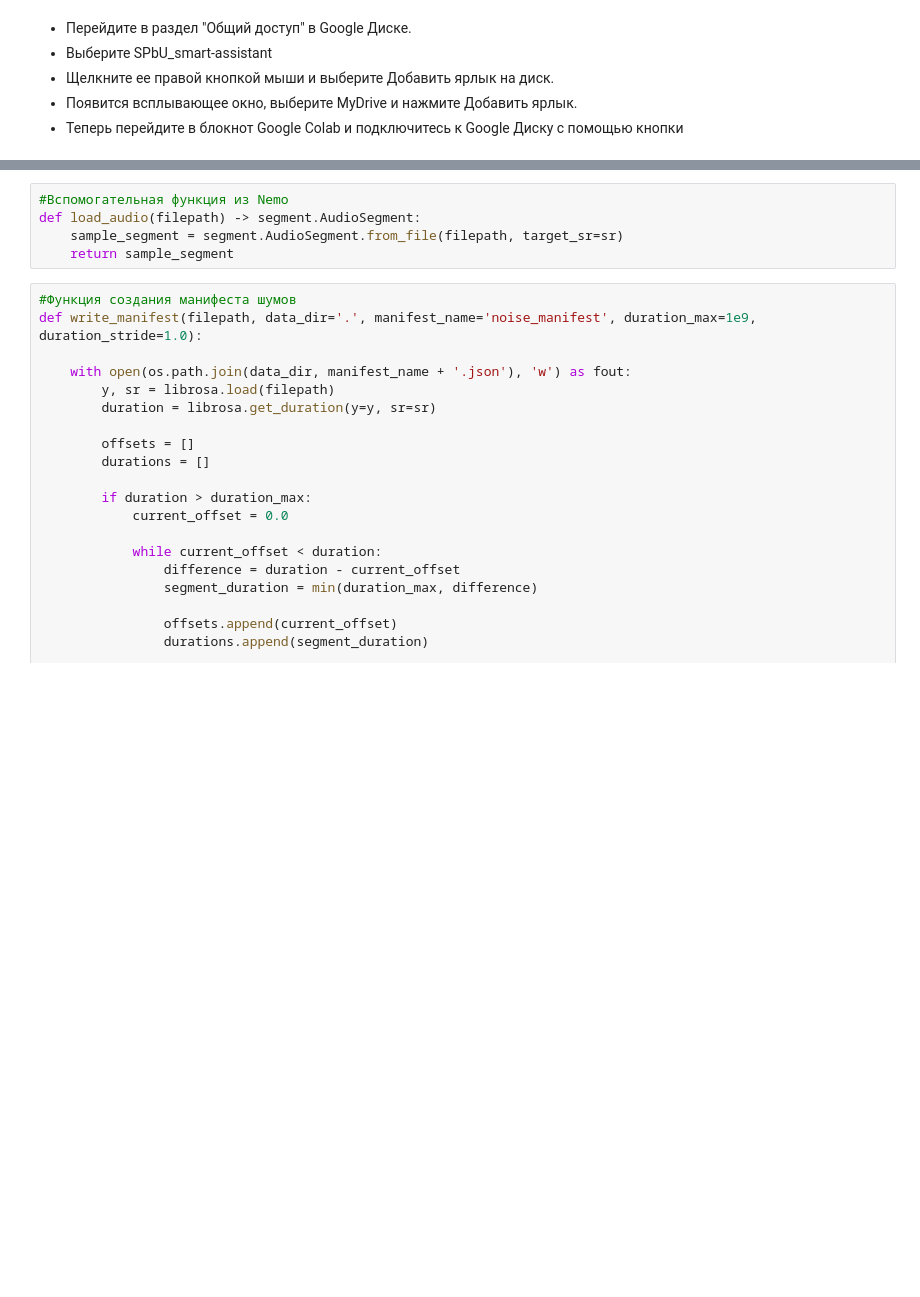
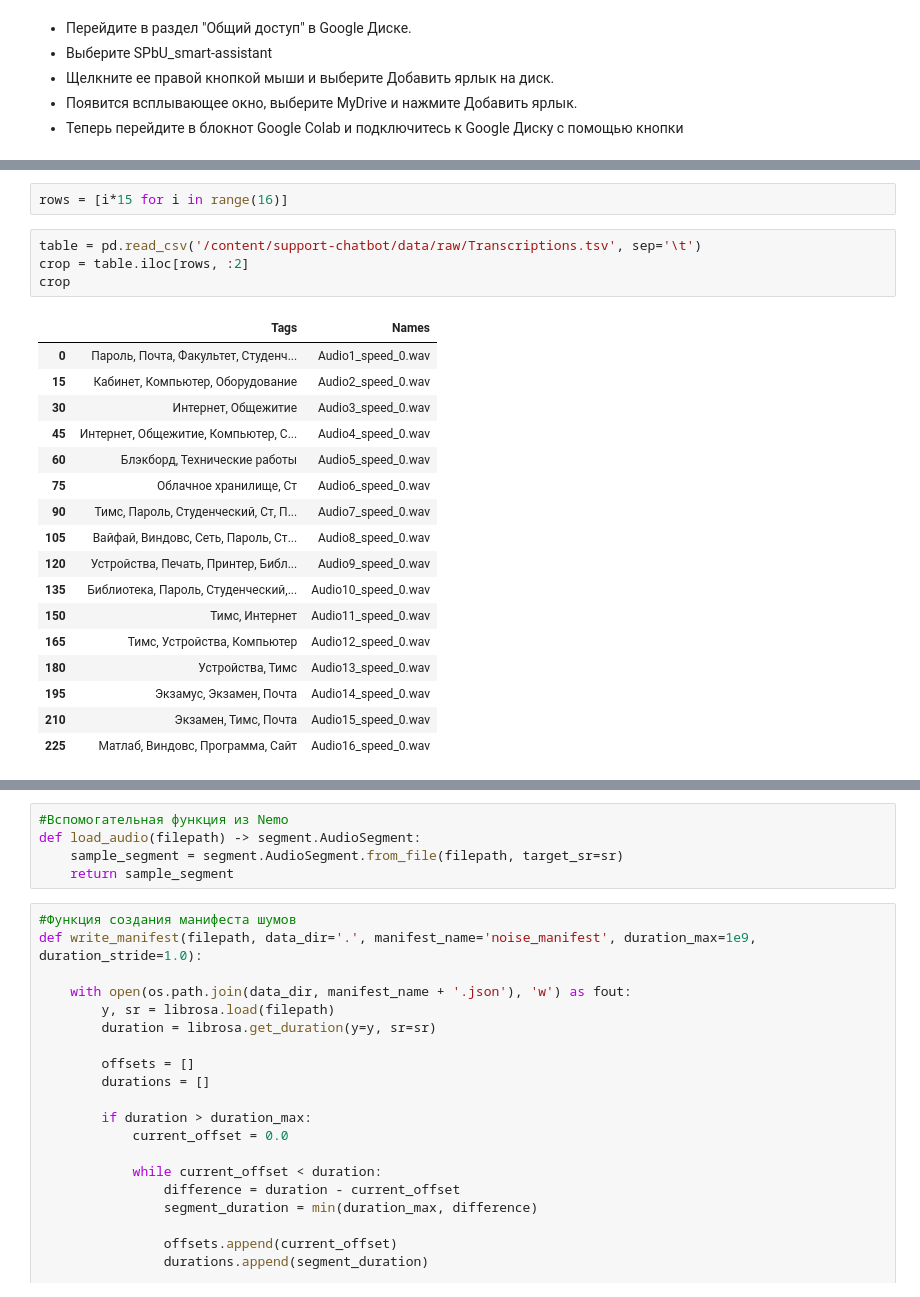
Before and after one commit to spbu-smart-assistant/support-chatbot, a Jupyter notebook: notebooks/Noises_Augumentations_drive.ipynb, the cells around one changed output, grey strips where cells are left out. Drawn from its saved outputs; the diff is of its cells as text; blank space fills up the shorter version.

```diff
--- a/notebooks/Noises_Augumentations_drive.ipynb
+++ b/notebooks/Noises_Augumentations_drive.ipynb
@@ -48,0 +66,24 @@ drive.mount('/content/drive')
+# %%
+rows = [i*15 for i in range(16)]
+# %%
+table = pd.read_csv('/content/support-chatbot/data/raw/Transcriptions.tsv', sep='\t')
+crop = table.iloc[rows, :2]
+crop
+# %% [output]
+|  | Tags | Names |
+| 0 | Пароль, Почта, Факультет, Студенч... | Audio1_speed_0.wav |
+| 15 | Кабинет, Компьютер, Оборудование | Audio2_speed_0.wav |
+| 30 | Интернет, Общежитие | Audio3_speed_0.wav |
+| 45 | Интернет, Общежитие, Компьютер, С... | Audio4_speed_0.wav |
+| 60 | Блэкборд, Технические работы | Audio5_speed_0.wav |
+| 75 | Облачное хранилище, Ст | Audio6_speed_0.wav |
+| 90 | Тимс, Пароль, Студенческий, Ст, П... | Audio7_speed_0.wav |
+| 105 | Вайфай, Виндовс, Сеть, Пароль, Ст... | Audio8_speed_0.wav |
+| 120 | Устройства, Печать, Принтер, Библ... | Audio9_speed_0.wav |
+| 135 | Библиотека, Пароль, Студенческий,... | Audio10_speed_0.wav |
+| 150 | Тимс, Интернет | Audio11_speed_0.wav |
+| 165 | Тимс, Устройства, Компьютер | Audio12_speed_0.wav |
+| 180 | Устройства, Тимс | Audio13_speed_0.wav |
+| 195 | Экзамус, Экзамен, Почта | Audio14_speed_0.wav |
+| 210 | Экзамен, Тимс, Почта | Audio15_speed_0.wav |
+| 225 | Матлаб, Виндовс, Программа, Сайт | Audio16_speed_0.wav |
```
Also changed, not shown: parts of 22 cells of this notebook.
